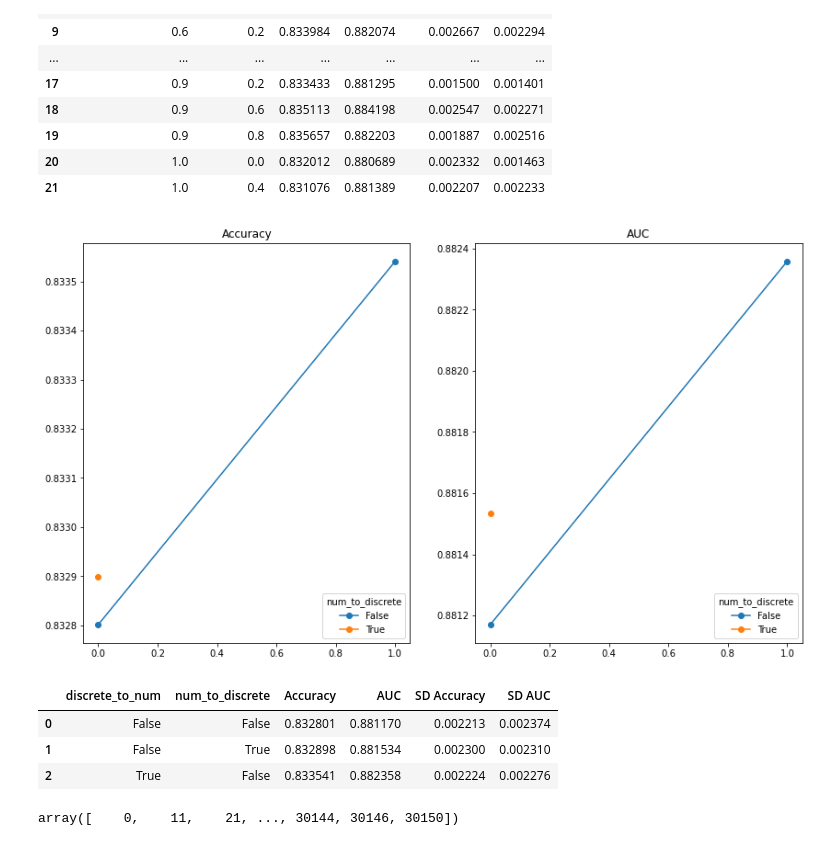
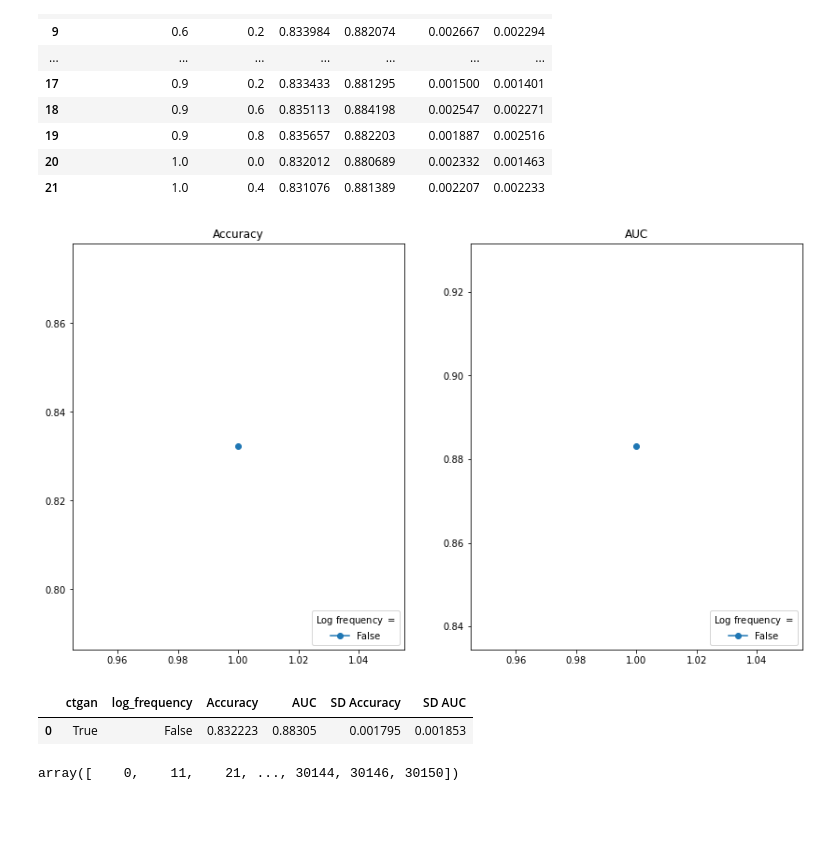
Before and after one commit to ArneRustad/Master-thesis-cf, a Jupyter notebook: scripts/tabGAN_hyperparam_tuning.ipynb, the cells around one changed output. Saved outputs shown, nothing was run; the diff lists cells and outputs as text; code cells hidden in the pictures; blank space fills up the shorter version.

Commit message:
Added functionality for bar plot in hp eval func

```diff
--- a/scripts/tabGAN_hyperparam_tuning.ipynb
+++ b/scripts/tabGAN_hyperparam_tuning.ipynb
@@ -1949,7 +1946,7 @@ result_qt_params
 | 20 | 1.0 | 0.0 | 0.832012 | 0.880689 | 0.002332 | 0.001463 |
 | 21 | 1.0 | 0.4 | 0.831076 | 0.881389 | 0.002207 | 0.002233 |
 # %%
-ctgan_vec = [(False, False), (True, False), (False, True)]
+ctgan_vec = [(False, False), (True, False), (True, True)]
 n_synthetic_datasets_ctgan_comparison = 10
 n_epochs_ctgan = 100
 
@@ -1981,33 +1978,32 @@ helpers.hp_tuning.generate_multiple_datasets_for_multiple_hyperparameters(
 # %%
 result_ctgan = helpers.hp_tuning.evaluate_hyperparams_through_prediction(
     data_train=data_train,
     data_test=data_test,
     dataset_dir=const.dir.hyperparams_tuning(),
     hyperparams_vec=ctgan_vec,
-    hyperparams_name = "ctgan",
-    hyperparams_subname=["discrete_to_num", "num_to_discrete"],
+    hyperparams_name = "categorical_query",
+    hyperparams_subname=["ctgan", "log_frequency"],
     subfolder="tabGAN-qtr",
-    n_synthetic_datasets = n_synthetic_datasets_ctgan_comparison,
+    n_synthetic_datasets = 7,#, n_synthetic_datasets_ctgan_comparison,
     save_dir = const.dir.images(),
     save_path = "predictive_performance_against_ctgan.svg",
     legend_pos="lower right",
-    legend_title="num_to_discrete",
     x_scale="linear",
     incl_comparison_folder=True,
     allow_not_complete_hp_vec=True,
     plot_separate=True,
     only_separate_by_color=True,
-    result_table_split_hps=True
+    result_table_split_hps=True,
+    bool_x_axis=True,
+    plot_type="bar"
 )
 # %% [output]
-[figure, old version]
+[figure, new version]
 # %%
 result_ctgan
 # %% [output]
-|  | discrete_to_num | num_to_discrete | Accuracy | AUC | SD Accuracy | SD AUC |
-| 0 | False | False | 0.832801 | 0.881170 | 0.002213 | 0.002374 |
-| 1 | False | True | 0.832898 | 0.881534 | 0.002300 | 0.002310 |
-| 2 | True | False | 0.833541 | 0.882358 | 0.002224 | 0.002276 |
+|  | ctgan | log_frequency | Accuracy | AUC | SD Accuracy | SD AUC |
+| 0 | True | False | 0.832223 | 0.88305 | 0.001795 | 0.001853 |
 # %%
 np.flatnonzero(tg_qtr.data_discrete_oh[:, 0])
 # %% [output]
```
Also changed, not shown: parts of 1 cell of this notebook, 2 other files.
